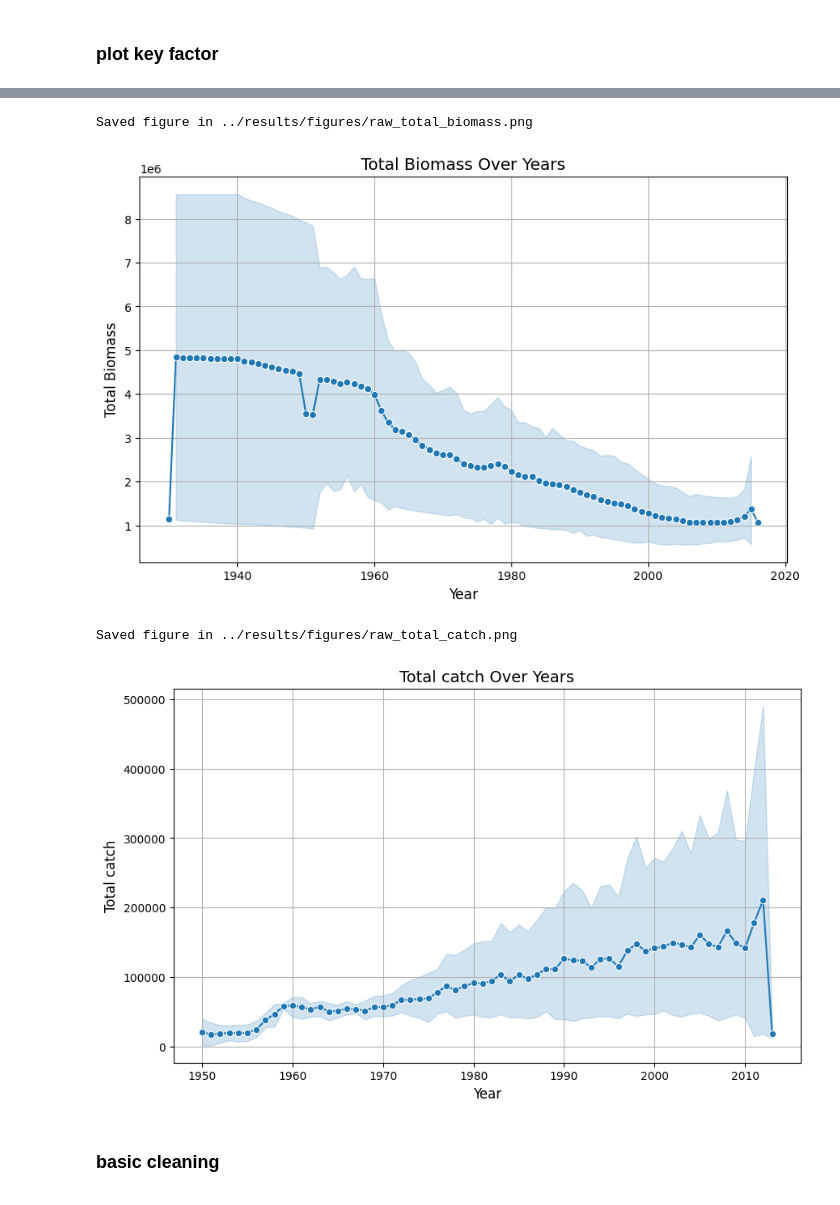
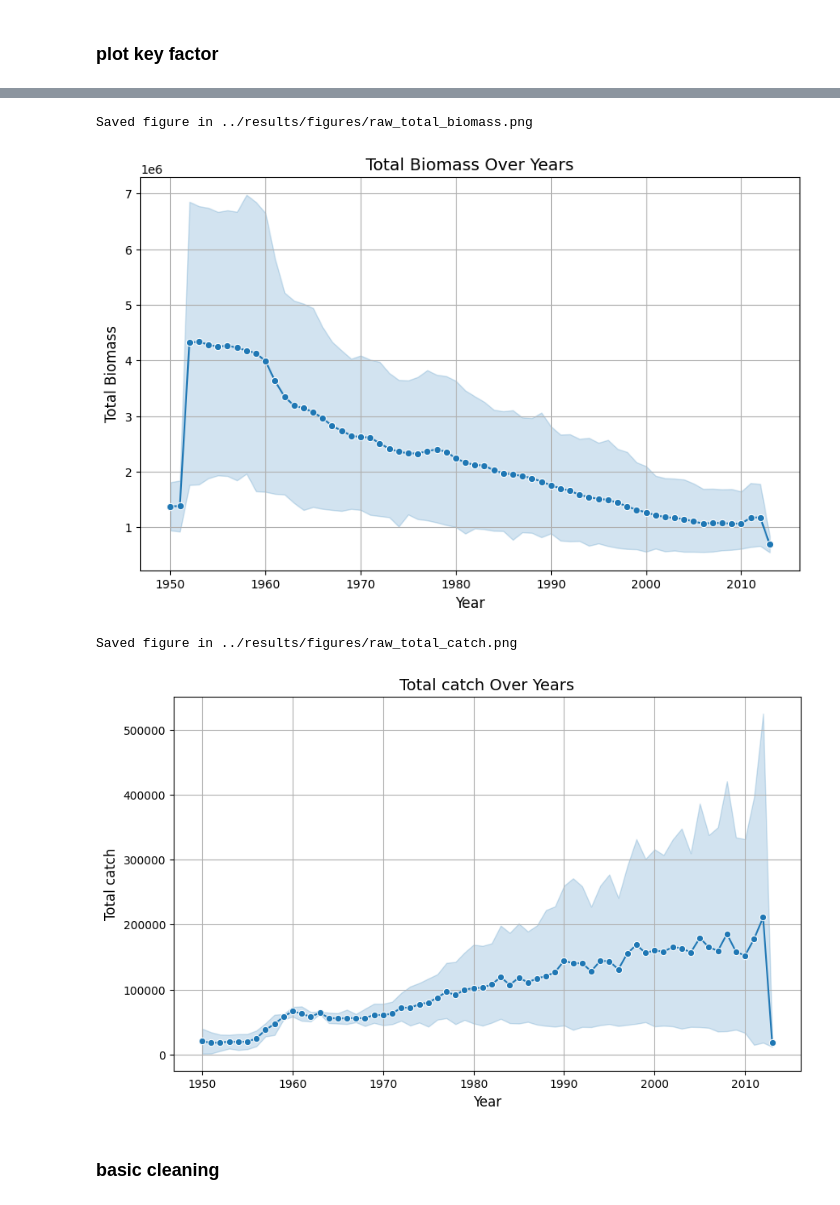
Before and after one commit to diilanofficial2002/Aqua-Biomass-Project, a Jupyter notebook: src/main.ipynb, the cells around one changed output, grey strips where cells are left out. Saved outputs shown, nothing was run; the diff lists cells and outputs as text; code cells hidden in the pictures.

```diff
--- a/src/main.ipynb
+++ b/src/main.ipynb
@@ -53,3 +53,9 @@ Index(['general_total_biomass', 'general_total_catch',
       dtype='object')
 # %% [markdown]
 ### plot key factor
+# %%
+# Ensure key
+key_data = data.copy()
+data = key_data.iloc[:,:]
+
+data[['Year','total_catch','total_biomass']].head()
@@ -55,0 +69,4 @@ Index(['general_total_biomass', 'general_total_catch',
+# %%
+# drop nan value to compare available data
+disp = data[['Year','total_catch','total_biomass']].dropna()
+disp.head()
@@ -56,22 +89,22 @@ Index(['general_total_biomass', 'general_total_catch',
 # %%
 # Plot using Seaborn
 plt.figure(figsize=(10, 6))
-sns.lineplot(data=data, x='Year', y='total_biomass', marker='o')
+sns.lineplot(data=disp, x='Year', y='total_biomass', marker='o')
 plt.title('Total Biomass Over Years', fontsize=14)
 plt.xlabel('Year', fontsize=12)
 plt.ylabel('Total Biomass', fontsize=12)
 plt.grid(True)
 file_path = '../results/figures/raw_total_biomass.png'
 plt.savefig(file_path, dpi=300, bbox_inches='tight')
 print(f'Saved figure in {file_path}')
 plt.show()
 # %% [output]
 Saved figure in ../results/figures/raw_total_biomass.png
-[figure, old version]
+[figure, new version]
 # %%
 # Plot using Seaborn
 plt.figure(figsize=(10, 6))
-sns.lineplot(data=data, x='Year', y='total_catch', marker='o')
+sns.lineplot(data=disp, x='Year', y='total_catch', marker='o')
 plt.title('Total catch Over Years', fontsize=14)
 plt.xlabel('Year', fontsize=12)
 plt.ylabel('Total catch', fontsize=12)
@@ -82,7 +115,7 @@ print(f'Saved figure in {file_path}')
 plt.show()
 # %% [output]
 Saved figure in ../results/figures/raw_total_catch.png
-[figure, old version]
+[figure, new version]
 # %% [markdown]
 ### basic cleaning
 # %%
```
Also changed, not shown: parts of 3 cells of this notebook, 2 other files.
